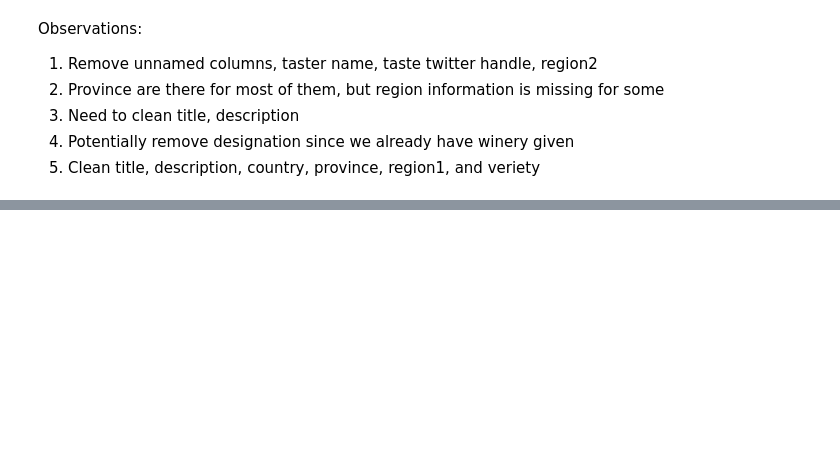
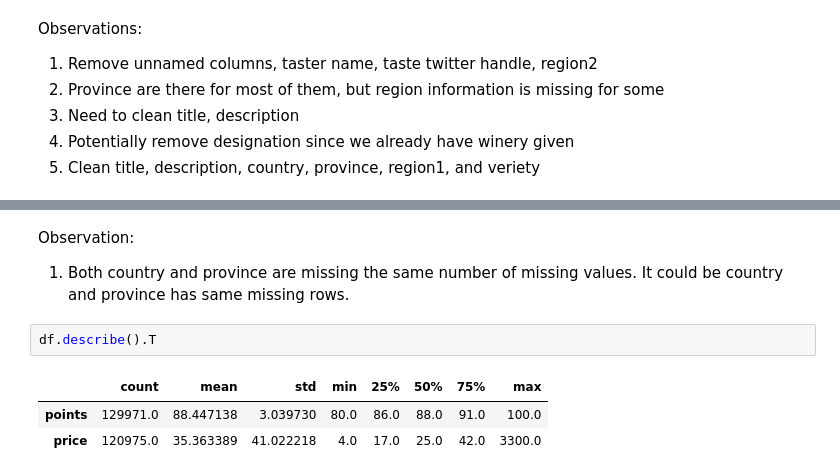
Before and after one commit to eulphean/Wine-Recommendation-App, a Jupyter notebook: notebooks/myfirstnotebook.ipynb, the cells around one changed output, grey strips where cells are left out. Cells and saved outputs as stored; diff of their text form; blank space fills up the shorter version.

```diff
--- a/notebooks/myfirstnotebook.ipynb
+++ b/notebooks/myfirstnotebook.ipynb
@@ -75,0 +115,9 @@ df
+# %% [markdown]
+Observation:
+1. Both country and province are missing the same number of missing values. It could be country and province has same missing rows.
+# %%
+df.describe().T
+# %% [output]
+|  | count | mean | std | min | 25% | 50% | 75% | max |
+| points | 129971.0 | 88.447138 | 3.039730 | 80.0 | 86.0 | 88.0 | 91.0 | 100.0 |
+| price | 120975.0 | 35.363389 | 41.022218 | 4.0 | 17.0 | 25.0 | 42.0 | 3300.0 |
```
Also changed, not shown: parts of 10 cells of this notebook, 1 other file.
